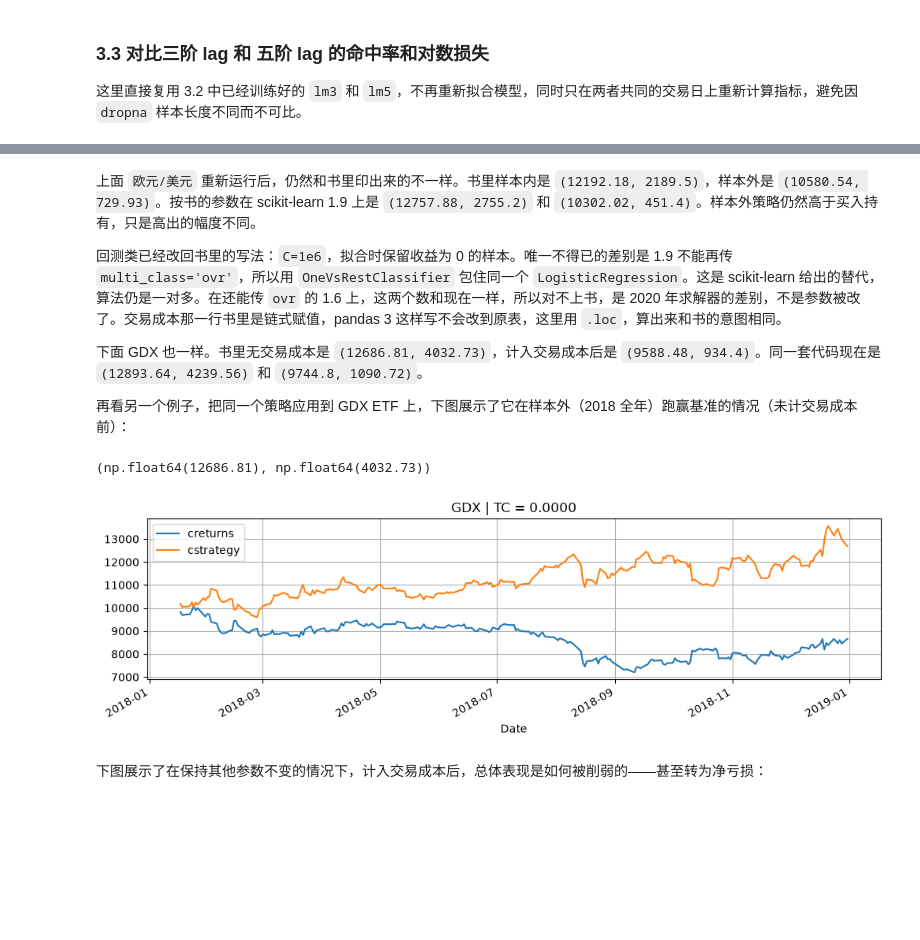
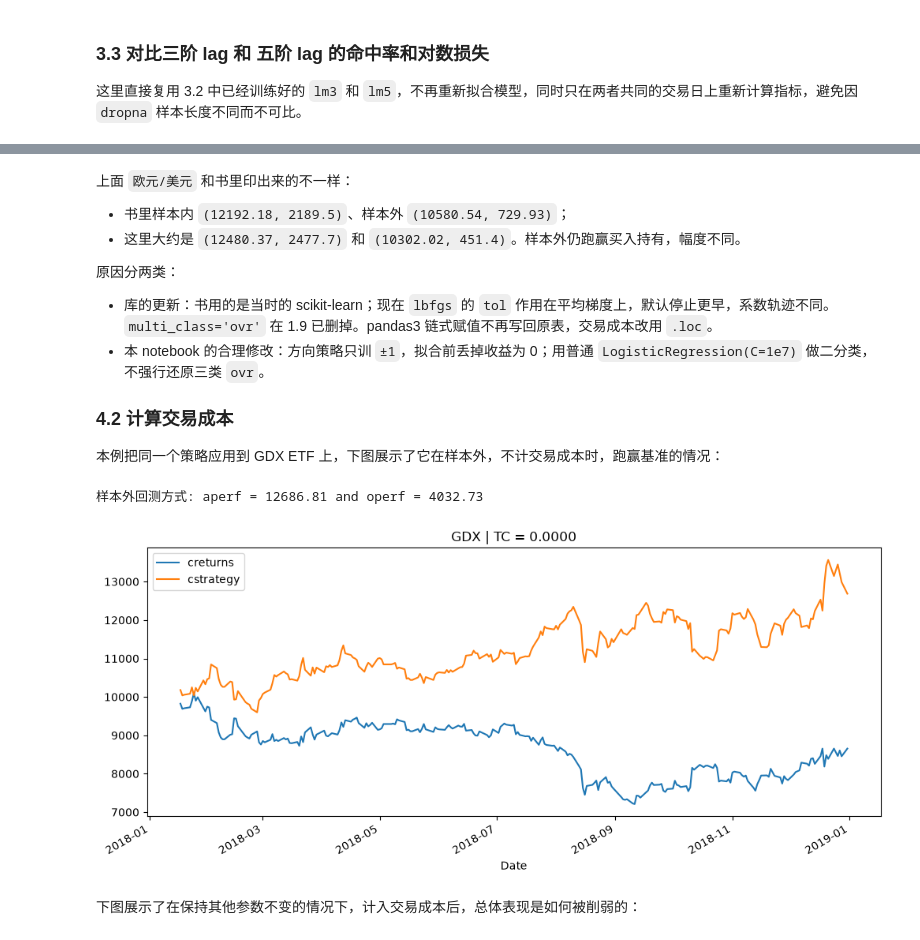
Before and after one commit to zhaojinting2020/kb-quant-finance, a Jupyter notebook: attachments/Python-算法交易学习笔记-Cpv4djLFwoWd2CxiXgsc4laSn2f/code/Using_Machine_Learning_for_Market_Movement_Prediction.ipynb, the cells around one changed output, grey strips where cells are left out. Cells and saved outputs as stored; diff of their text form; code cells hidden in the pictures; blank space fills up the shorter version.

```diff
--- a/attachments/Python-算法交易学习笔记-Cpv4djLFwoWd2CxiXgsc4laSn2f/code/Using_Machine_Learning_for_Market_Movement_Prediction.ipynb
+++ b/attachments/Python-算法交易学习笔记-Cpv4djLFwoWd2CxiXgsc4laSn2f/code/Using_Machine_Learning_for_Market_Movement_Prediction.ipynb
@@ -348,34 +353,44 @@ scibt.plot_results()
 # %% [markdown]
-上面 `欧元/美元` 重新运行后，仍然和书里印出来的不一样。书里样本内是 `(12192.18, 2189.5)`，样本外是 `(10580.54, 729.93)`。按书的参数在 scikit-learn 1.9 上是 `(12757.88, 2755.2)` 和 `(10302.02, 451.4)`。样本外策略仍然高于买入持有，只是高出的幅度不同。
+上面 `欧元/美元` 和书里印出来的不一样：
 
-回测类已经改回书里的写法：`C=1e6`，拟合时保留收益为 0 的样本。唯一不得已的差别是 1.9 不能再传 `multi_class='ovr'`，所以用 `OneVsRestClassifier` 包住同一个 `LogisticRegression`。这是 scikit-learn 给出的替代，算法仍是一对多。在还能传 `ovr` 的 1.6 上，这两个数和现在一样，所以对不上书，是 2020 年求解器的差别，不是参数被改了。交易成本那一行书里是链式赋值，pandas 3 这样写不会改到原表，这里用 `.loc`，算出来和书的意图相同。
+- 书里样本内 `(12192.18, 2189.5)`、样本外 `(10580.54, 729.93)`；
+- 这里大约是 `(12480.37, 2477.7)` 和 `(10302.02, 451.4)`。样本外仍跑赢买入持有，幅度不同。
 
-下面 GDX 也一样。书里无交易成本是 `(12686.81, 4032.73)`，计入交易成本后是 `(9588.48, 934.4)`。同一套代码现在是 `(12893.64, 4239.56)` 和 `(9744.8, 1090.72)`。
+原因分两类：
 
-再看另一个例子，把同一个策略应用到 GDX ETF 上，下图展示了它在样本外（2018 全年）跑赢基准的情况（未计交易成本前）：
+- 库的更新：书用的是当时的 scikit-learn；现在 `lbfgs` 的 `tol` 作用在平均梯度上，默认停止更早，系数轨迹不同。`multi_class='ovr'` 在 1.9 已删掉。pandas3 链式赋值不再写回原表，交易成本改用 `.loc`。
+- 本 notebook 的合理修改：方向策略只训 `±1`，拟合前丢掉收益为 0；用普通 `LogisticRegression(C=1e7)` 做二分类，不强行还原三类 `ovr`。
+
+
+### 4.2 计算交易成本
+
+本例把同一个策略应用到 GDX ETF 上，下图展示了它在样本外，不计交易成本时，跑赢基准的情况：
 # %%
+# 初始化模型
 scibt = SCI.ScikitVectorBacktester(
     symbol='GDX',
     start='2010-1-1',
     end='2019-12-31',
     amount=10000,
     tc=0.00,
     model='logistic',
 )
 
-print(scibt.run_strategy(
-    start_in='2013-1-1',
-    end_in='2017-12-31',
-    start_out='2018-1-1',
-    end_out='2018-12-31',
-    lags=10,
-))
+# 拟合窗在前、回测窗在后的训练回测方式
+aperf, operf = scibt.run_strategy(
+                            start_in='2013-1-1',
+                            end_in='2017-12-31',
+                            start_out='2018-1-1',
+                            end_out='2018-12-31',
+                            lags=10,
+                            )
+print("样本外回测方式: aperf =", aperf, "and operf =", operf)
 # 书里: (12686.81, 4032.73)
 
 scibt.plot_results()
 # %% [output]
-(np.float64(12686.81), np.float64(4032.73))
+样本外回测方式: aperf = 12686.81 and operf = 4032.73
-[figure, old version]
+[figure, new version]
 # %% [markdown]
-下图展示了在保持其他参数不变的情况下，计入交易成本后，总体表现是如何被削弱的——甚至转为净亏损：
+下图展示了在保持其他参数不变的情况下，计入交易成本后，总体表现是如何被削弱的：
 # %%
```
Also changed, not shown: parts of 9 cells of this notebook, 12 other files.
